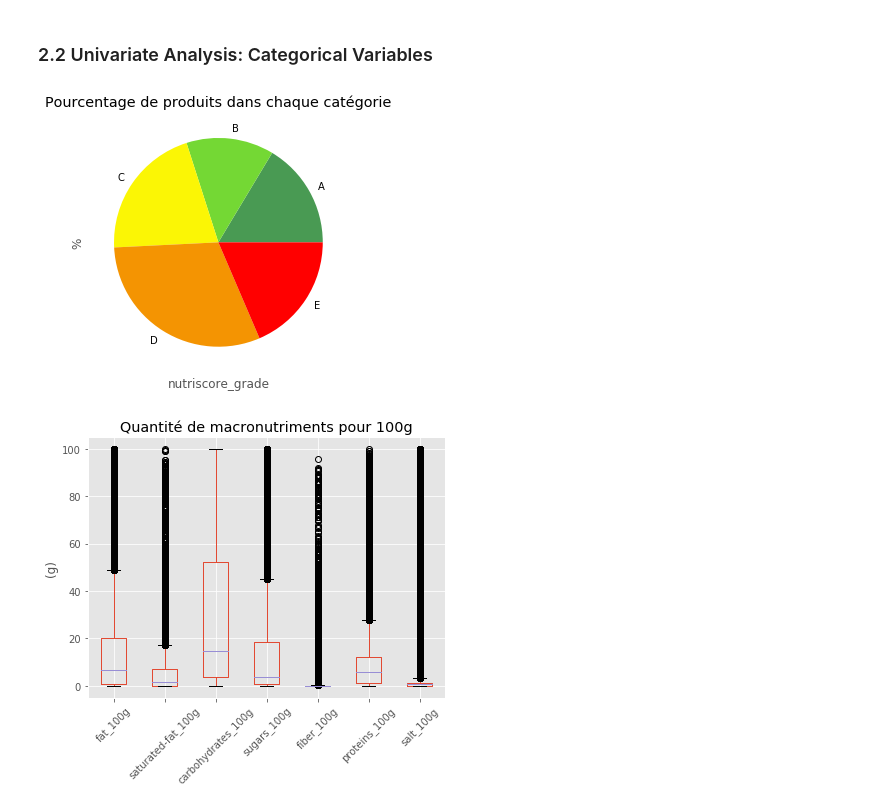
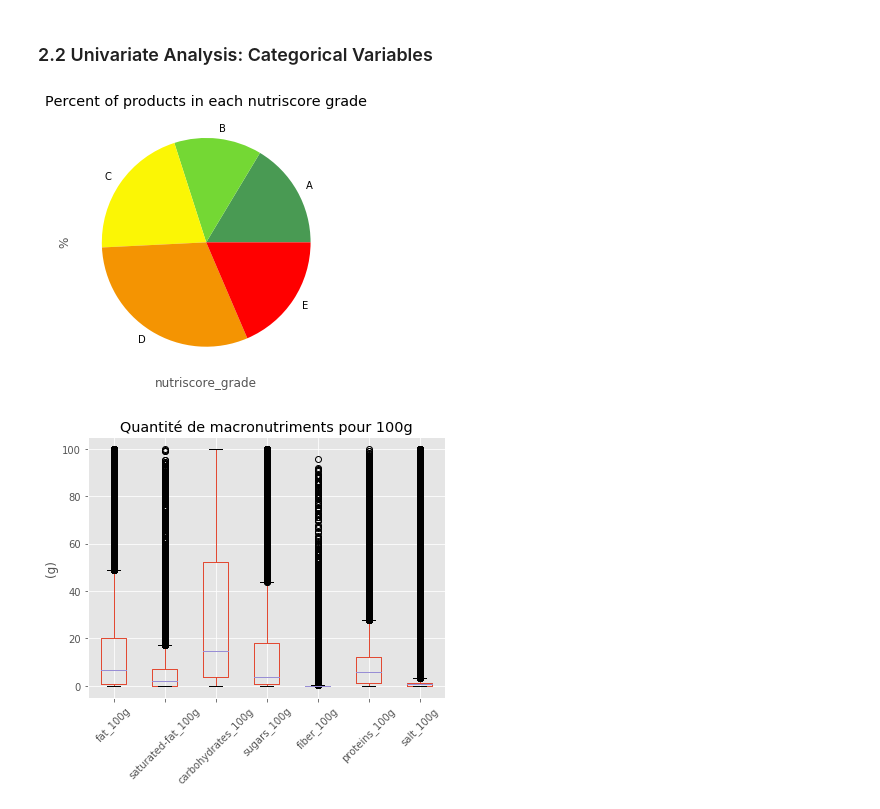
Before and after one commit to mariusbiteau/Groceries-Nutriscore-Prediction, a Jupyter notebook: Analysis_Groceries-Nutriscore-Prediction.ipynb, the cells around one changed output. Saved outputs shown, nothing was run; the diff lists cells and outputs as text; code cells hidden in the pictures.

```diff
--- a/Analysis_Groceries-Nutriscore-Prediction.ipynb
+++ b/Analysis_Groceries-Nutriscore-Prediction.ipynb
@@ -158,19 +158,21 @@ We can see from above that we have some missing data points, but it is not exten
 
 Later in the project we will deal with these missing data points, in the data cleaning section.
 # %%
-df['energy_100g'] = df['energy_100g'].fillna(df.groupby(['pnns_groups_1', 'nutriscore_grade'])['energy_100g'].transform('mean'))
+df['energy_100g'] = df['energy_100g'].fillna(df.groupby(['pnns_groups_1'])['energy_100g'].transform('mean'))
 
-df['fat_100g'] = df['fat_100g'].fillna(df.groupby(['pnns_groups_1', 'nutriscore_grade'])['fat_100g'].transform('mean'))
+df['fat_100g'] = df['fat_100g'].fillna(df.groupby(['pnns_groups_1'])['fat_100g'].transform('mean'))
 
-df['saturated-fat_100g'] = df['saturated-fat_100g'].fillna(df.groupby(['pnns_groups_1', 'nutriscore_grade'])['saturated-fat_100g'].transform('mean'))
+df['saturated-fat_100g'] = df['saturated-fat_100g'].fillna(df.groupby(['pnns_groups_1'])['saturated-fat_100g'].transform('mean'))
 
-df['carbohydrates_100g'] = df['carbohydrates_100g'].fillna(df.groupby(['pnns_groups_1', 'nutriscore_grade'])['carbohydrates_100g'].transform('mean'))
+df['carbohydrates_100g'] = df['carbohydrates_100g'].fillna(df.groupby(['pnns_groups_1'])['carbohydrates_100g'].transform('mean'))
 
-df['sugars_100g'] = df['sugars_100g'].fillna(df.groupby(['pnns_groups_1','nutriscore_grade'])['sugars_100g'].transform('mean'))
+df['sugars_100g'] = df['sugars_100g'].fillna(df.groupby(['pnns_groups_1'])['sugars_100g'].transform('mean'))
 
-df['proteins_100g'] = df['proteins_100g'].fillna(df.groupby(['pnns_groups_1','nutriscore_grade'])['proteins_100g'].transform('mean'))
+df['proteins_100g'] = df['proteins_100g'].fillna(df.groupby(['pnns_groups_1'])['proteins_100g'].transform('mean'))
 
-df['salt_100g'] = df['salt_100g'].fillna(df.groupby(['pnns_groups_1','nutriscore_grade'])['salt_100g'].transform('mean'))
+df['salt_100g'] = df['salt_100g'].fillna(df.groupby(['pnns_groups_1'])['salt_100g'].transform('mean'))
+# %%
+df = df.dropna(how='any', subset=['energy_100g', 'fat_100g', 'saturated-fat_100g', 'carbohydrates_100g', 'sugars_100g', 'fiber_100g', 'proteins_100g', 'salt_100g'])
 # %%
 obj = df.isna().mean().round(4) * 100
 for key,value in obj.iteritems():
@@ -228,20 +230,20 @@ matplotlib.rcParams["figure.figsize"] = [6.4, 4.8]
 # %%
 macro_nutriments_labels = []
 for col in df :
     if "_100g" in col :
         macro_nutriments_labels.append(col)
 
 colors = ["#499A53", "#74D834", "#FBF605", "#F49402", "#FF0000"]
 labels = ["A", "B", "C", "D", "E"]
 df['nutriscore_grade'].dropna().value_counts(normalize=True).sort_index().plot(kind='pie', colors=colors, labels=labels)
-plt.title("Pourcentage de produits dans chaque catégorie")
+plt.title("Percent of products in each nutriscore grade")
 plt.ylabel("%")
 plt.xlabel("nutriscore_grade")
 plt.xticks(rotation=0)
 plt.style.use('ggplot')
 plt.show()
 # %% [output]
-[figure, old version]
+[figure, new version]
 # %%
 df[macro_nutriments_labels].drop(columns="energy_100g").boxplot()
 plt.xticks(rotation=45)
```
Also changed, not shown: parts of 52 cells of this notebook, 1 other file.
